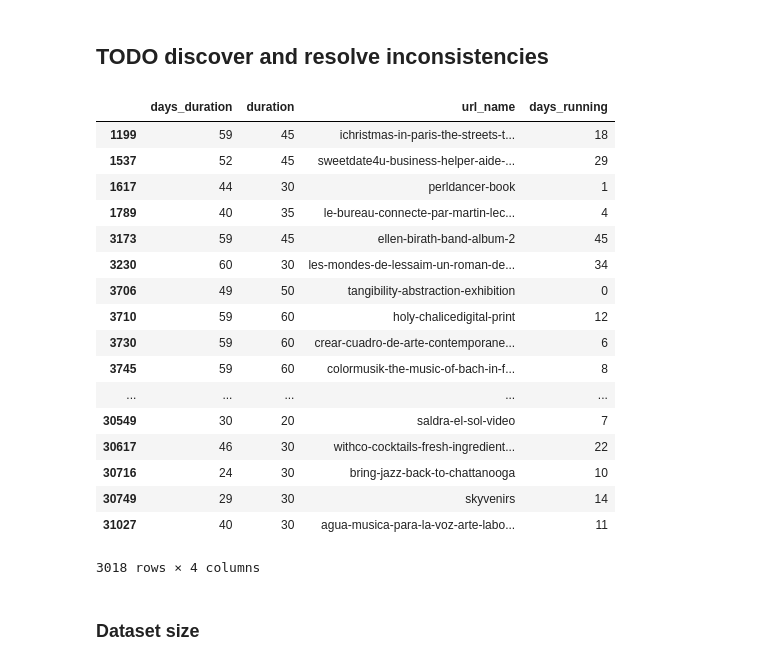
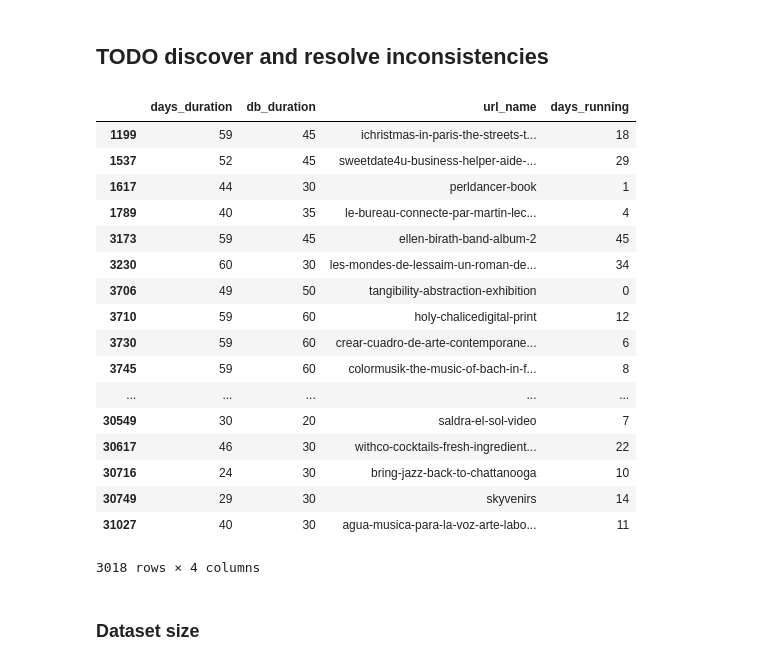
Before and after one commit to blanarik/kickstarter_success_prediction, a Jupyter notebook: 05_Kickstarter_data_integration_and_exploratory_data_analysis_of_merged_dataset.ipynb, the cells around one changed output. Cells and saved outputs as stored; diff of their text form; code cells hidden in the pictures.

```diff
--- a/05_Kickstarter_data_integration_and_exploratory_data_analysis_of_merged_dataset.ipynb
+++ b/05_Kickstarter_data_integration_and_exploratory_data_analysis_of_merged_dataset.ipynb
@@ -72,6 +98,8 @@ import matplotlib.pyplot as plt
 import seaborn as sns
 # %%
 df = pd.read_csv('data/merged.csv', encoding='latin1', index_col=0)
+# %%
+df.sort_index(axis=1, inplace=True)
 # %%
 df.info(max_cols=150)
 # %% [output]
@@ -101,16 +125,16 @@ len(df[df['usd_goal']<100])
 # %% [output]
 360
 # %%
-# use only projects with duration up to 60 and goal 100 usd at least
-df = df[(df['usd_goal']>=100) & (df['days_duration'] <= 60)]
+# use only projects with goal 100 usd at least
+df = df[df['usd_goal']>=100]
 # %% [markdown]
 ## TODO discover and resolve inconsistencies
 # %%
-df[df['days_duration'] != df['duration']][['days_duration', 'duration', 'url_name', 'days_running']]
+df[df['days_duration'] != df['db_duration']][['days_duration', 'db_duration', 'url_name', 'days_running']]
 # https://www.kickstarter.com/projects/370420982/ichristmas-in-paris-the-streets-the-people-the-mar?ref=profile_created
 # kickstarter's problem
 # %% [output]
-|  | days_duration | duration | url_name | days_running |
+|  | days_duration | db_duration | url_name | days_running |
 | 1199 | 59 | 45 | ichristmas-in-paris-the-streets-t... | 18 |
 | 1537 | 52 | 45 | sweetdate4u-business-helper-aide-... | 29 |
 | 1617 | 44 | 30 | perldancer-book | 1 |
```
Also changed, not shown: parts of 77 cells of this notebook.
